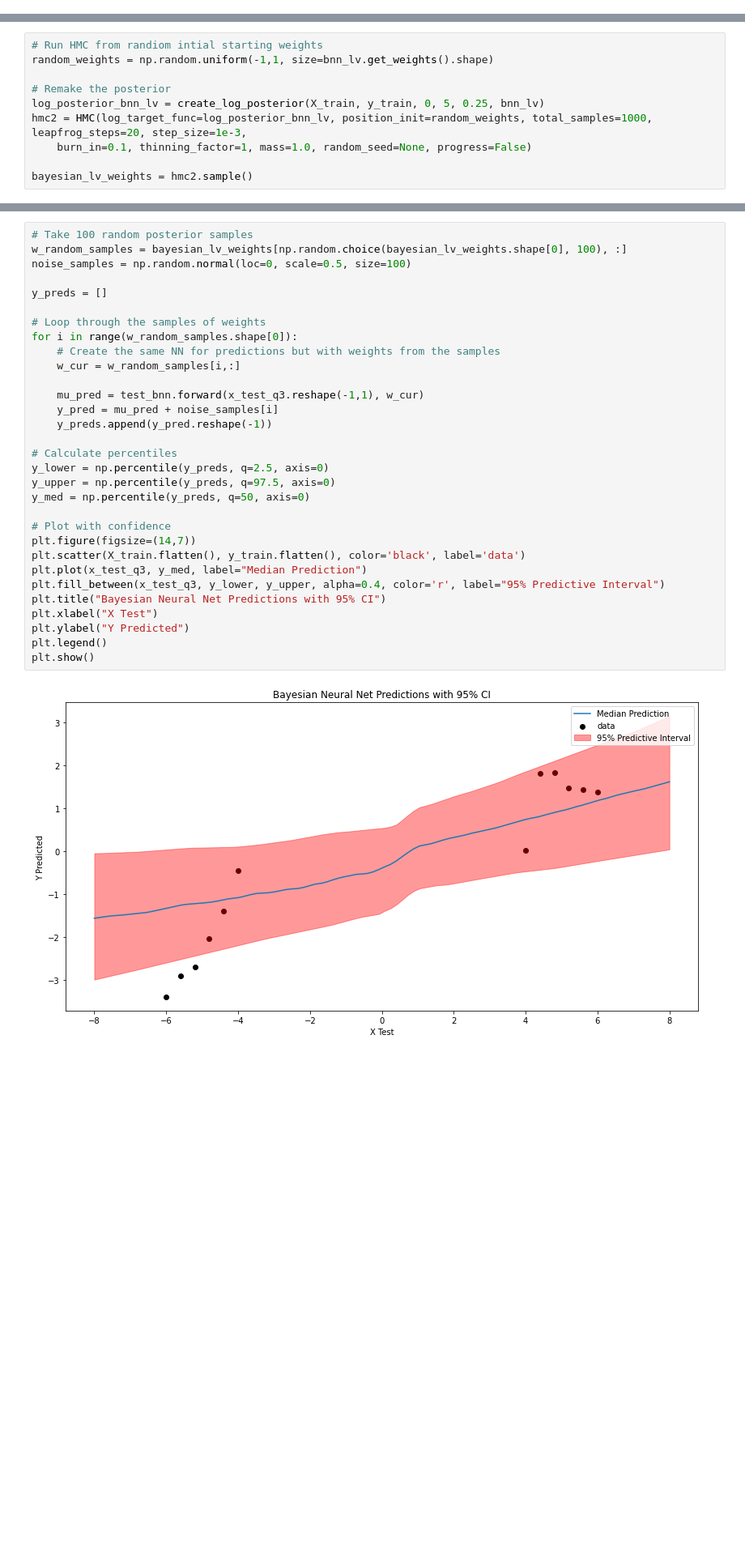
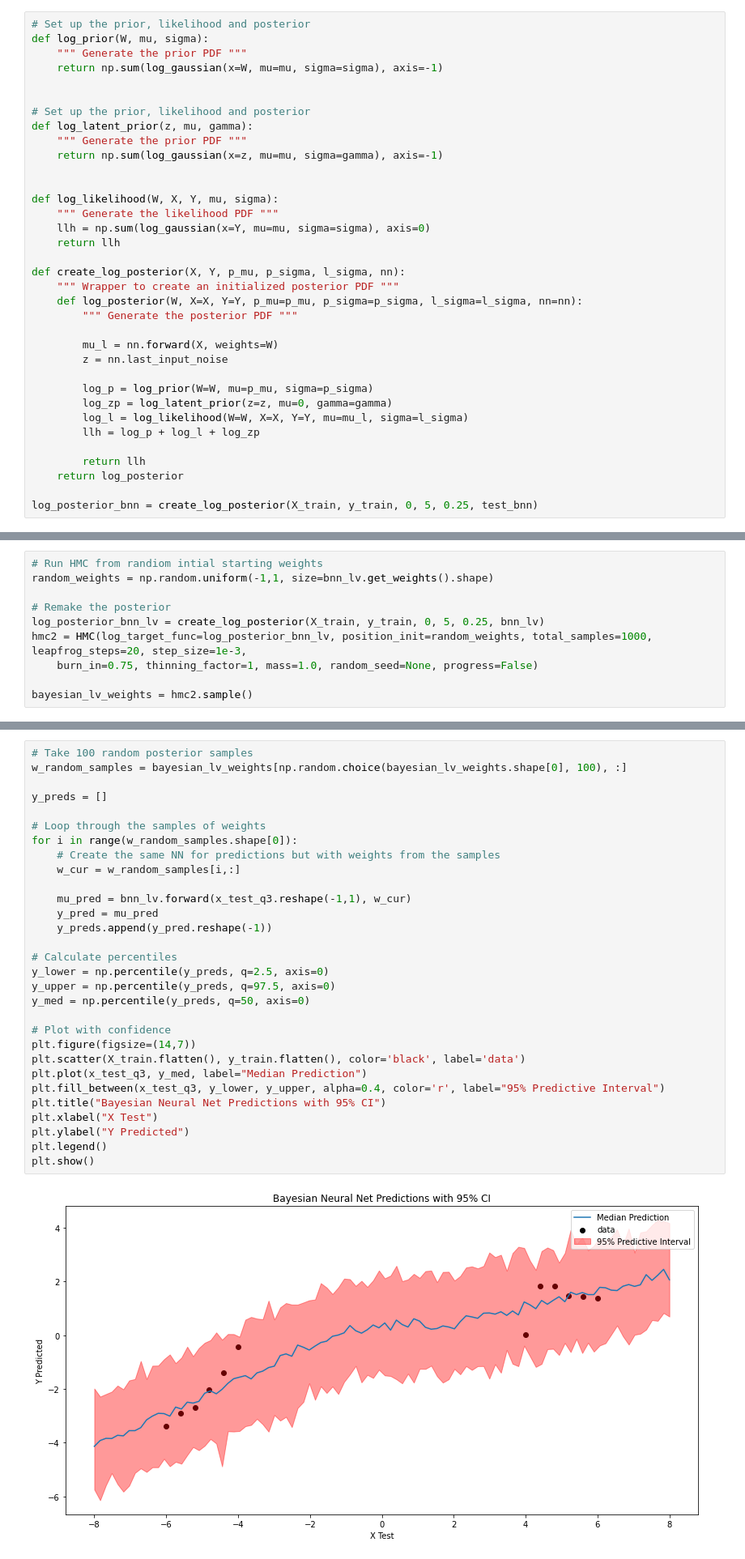
Before and after one commit to 2020fa-207-final-project/decomposition-of-uncertainty, a Jupyter notebook: notebooks/demo_HMC.ipynb, the cells around one changed output, grey strips where cells are left out. Shown: that part at 81% size. Drawn from its saved outputs; the diff is of its cells as text; blank space fills up the shorter version.

Commit message:
Adding the BNNLV improvements with a prior over Z

```diff
--- a/notebooks/demo_HMC.ipynb
+++ b/notebooks/demo_HMC.ipynb
@@ -139,5 +117,40 @@ plt.show()
 # %% [markdown]
 ## Training a BNN+LV using HMC
+# %%
+# Set up the prior, likelihood and posterior
+def log_prior(W, mu, sigma):
+    """ Generate the prior PDF """
+    return np.sum(log_gaussian(x=W, mu=mu, sigma=sigma), axis=-1)
+
+
+# Set up the prior, likelihood and posterior
+def log_latent_prior(z, mu, gamma):
+    """ Generate the prior PDF """
+    return np.sum(log_gaussian(x=z, mu=mu, sigma=gamma), axis=-1)
+
+
+def log_likelihood(W, X, Y, mu, sigma):
+    """ Generate the likelihood PDF """
+    llh = np.sum(log_gaussian(x=Y, mu=mu, sigma=sigma), axis=0)
+    return llh
+
+def create_log_posterior(X, Y, p_mu, p_sigma, l_sigma, nn):
+    """ Wrapper to create an initialized posterior PDF """
+    def log_posterior(W, X=X, Y=Y, p_mu=p_mu, p_sigma=p_sigma, l_sigma=l_sigma, nn=nn):
+        """ Generate the posterior PDF """
+
+        mu_l = nn.forward(X, weights=W)
+        z = nn.last_input_noise
+
+        log_p = log_prior(W=W, mu=p_mu, sigma=p_sigma)
+        log_zp = log_latent_prior(z=z, mu=0, gamma=gamma)
+        log_l = log_likelihood(W=W, X=X, Y=Y, mu=mu_l, sigma=l_sigma)
+        llh = log_p + log_l + log_zp
+
+        return llh
+    return log_posterior
+
+log_posterior_bnn = create_log_posterior(X_train, y_train, 0, 5, 0.25, test_bnn)
 # %%
 architecture = {'input_n':1,
              'output_n':1,
@@ -154,6 +167,6 @@ random_weights = np.random.uniform(-1,1, size=bnn_lv.get_weights().shape)
 # Remake the posterior
 log_posterior_bnn_lv = create_log_posterior(X_train, y_train, 0, 5, 0.25, bnn_lv)
 hmc2 = HMC(log_target_func=log_posterior_bnn_lv, position_init=random_weights, total_samples=1000, leapfrog_steps=20, step_size=1e-3,
-    burn_in=0.1, thinning_factor=1, mass=1.0, random_seed=None, progress=False)
+    burn_in=0.75, thinning_factor=1, mass=1.0, random_seed=None, progress=False)
 
 bayesian_lv_weights = hmc2.sample()
@@ -160,33 +175,32 @@ bayesian_lv_weights = hmc2.sample()
 # %%
 # Take 100 random posterior samples
 w_random_samples = bayesian_lv_weights[np.random.choice(bayesian_lv_weights.shape[0], 100), :]
-noise_samples = np.random.normal(loc=0, scale=0.5, size=100)
 
 y_preds = []
 
 # Loop through the samples of weights
 for i in range(w_random_samples.shape[0]):
     # Create the same NN for predictions but with weights from the samples
     w_cur = w_random_samples[i,:]
 
-    mu_pred = test_bnn.forward(x_test_q3.reshape(-1,1), w_cur)
-    y_pred = mu_pred + noise_samples[i]
+    mu_pred = bnn_lv.forward(x_test_q3.reshape(-1,1), w_cur)
+    y_pred = mu_pred
     y_preds.append(y_pred.reshape(-1))
 
 # Calculate percentiles
 y_lower = np.percentile(y_preds, q=2.5, axis=0)
 y_upper = np.percentile(y_preds, q=97.5, axis=0)
 y_med = np.percentile(y_preds, q=50, axis=0)
 
 # Plot with confidence
 plt.figure(figsize=(14,7))
 plt.scatter(X_train.flatten(), y_train.flatten(), color='black', label='data')
 plt.plot(x_test_q3, y_med, label="Median Prediction")
 plt.fill_between(x_test_q3, y_lower, y_upper, alpha=0.4, color='r', label="95% Predictive Interval")
 plt.title("Bayesian Neural Net Predictions with 95% CI")
 plt.xlabel("X Test")
 plt.ylabel("Y Predicted")
 plt.legend()
 plt.show()
 # %% [output]
-[figure, old version]
+[figure, new version]
```
Also changed, not shown: parts of 8 cells of this notebook.
